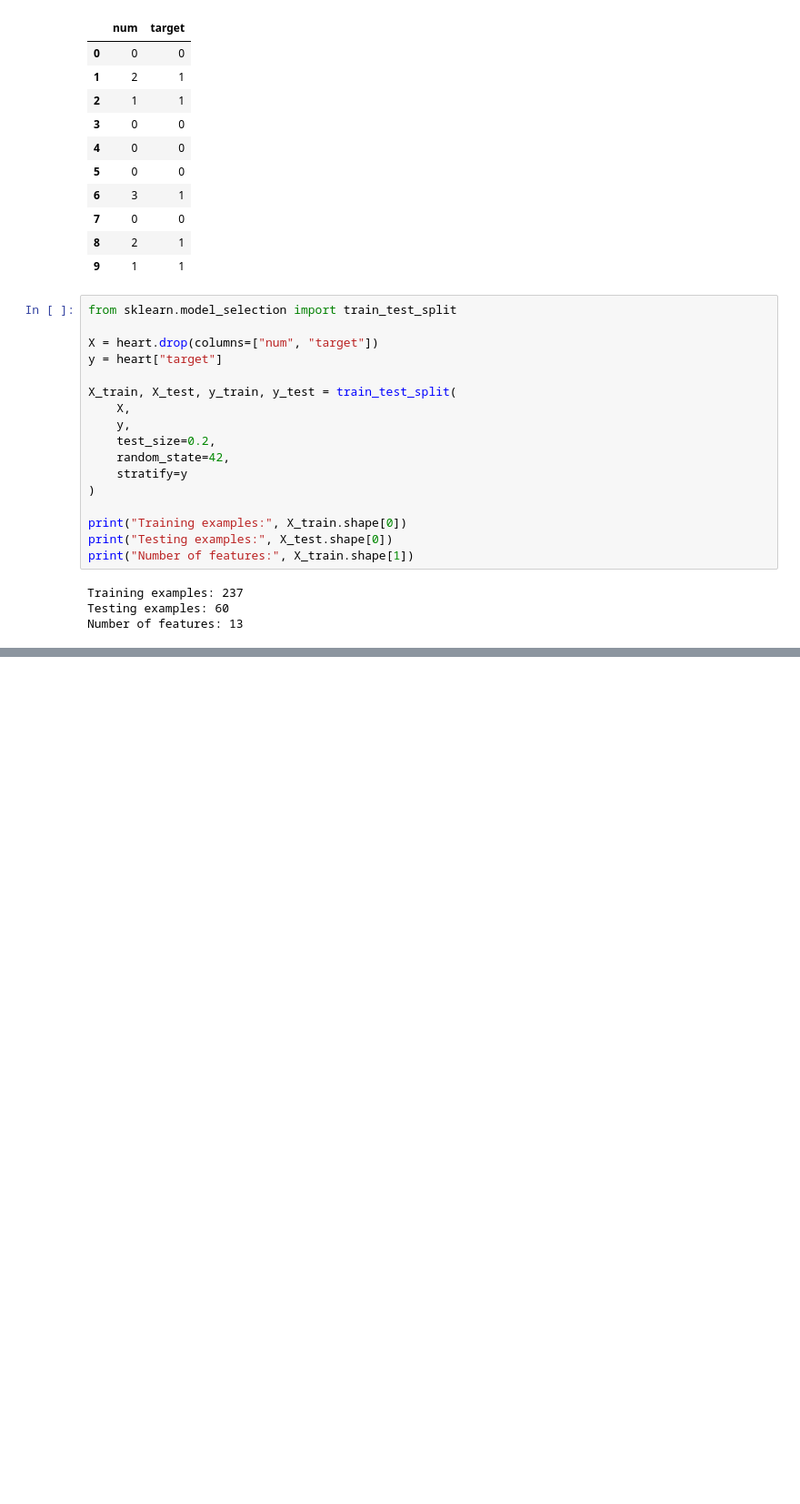
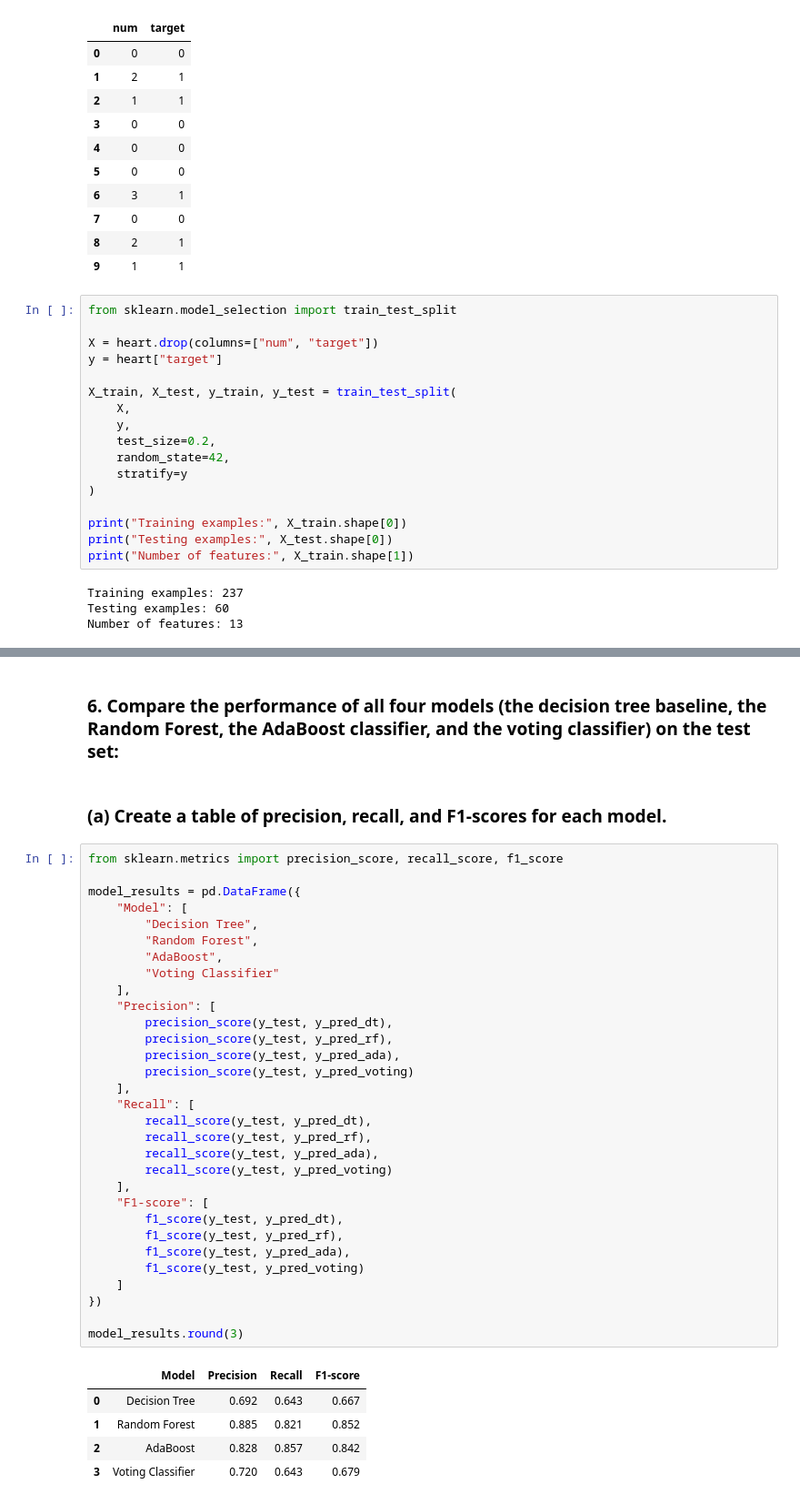
Before and after one commit to saltyypringle/CITS5508-Assignments, a Jupyter notebook: Assignment_2_Dipika_Choudhury.ipynb, the cells around one changed output, grey strips where cells are left out. Shown at 91% size. Cells and saved outputs as stored; diff of their text form; blank space fills up the shorter version.

```diff
--- a/Assignment_2_Dipika_Choudhury.ipynb
+++ b/Assignment_2_Dipika_Choudhury.ipynb
@@ -121,0 +233,41 @@ Number of features: 13
+# %% [markdown]
+### 6. Compare the performance of all four models (the decision tree baseline, the Random Forest, the AdaBoost classifier, and the voting classifier) on the test set:
+# %% [markdown]
+### (a) Create a table of precision, recall, and F1-scores for each model.
+# %%
+from sklearn.metrics import precision_score, recall_score, f1_score
+
+model_results = pd.DataFrame({
+    "Model": [
+        "Decision Tree",
+        "Random Forest",
+        "AdaBoost",
+        "Voting Classifier"
+    ],
+    "Precision": [
+        precision_score(y_test, y_pred_dt),
+        precision_score(y_test, y_pred_rf),
+        precision_score(y_test, y_pred_ada),
+        precision_score(y_test, y_pred_voting)
+    ],
+    "Recall": [
+        recall_score(y_test, y_pred_dt),
+        recall_score(y_test, y_pred_rf),
+        recall_score(y_test, y_pred_ada),
+        recall_score(y_test, y_pred_voting)
+    ],
+    "F1-score": [
+        f1_score(y_test, y_pred_dt),
+        f1_score(y_test, y_pred_rf),
+        f1_score(y_test, y_pred_ada),
+        f1_score(y_test, y_pred_voting)
+    ]
+})
+
+model_results.round(3)
+# %% [output]
+|  | Model | Precision | Recall | F1-score |
+| 0 | Decision Tree | 0.692 | 0.643 | 0.667 |
+| 1 | Random Forest | 0.885 | 0.821 | 0.852 |
+| 2 | AdaBoost | 0.828 | 0.857 | 0.842 |
+| 3 | Voting Classifier | 0.720 | 0.643 | 0.679 |
```
Also changed, not shown: parts of 24 cells of this notebook.
